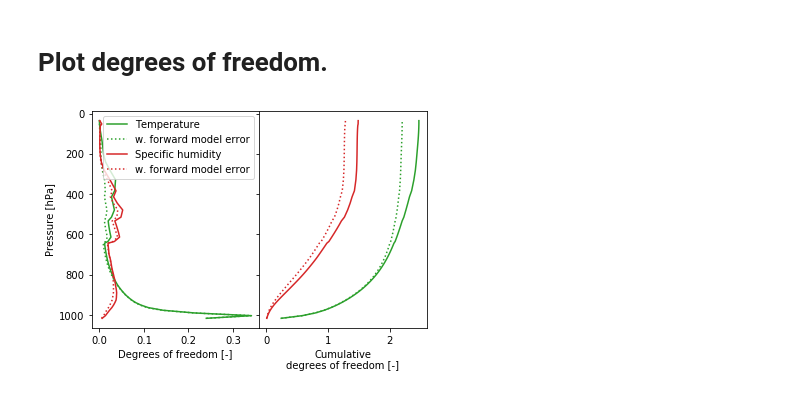
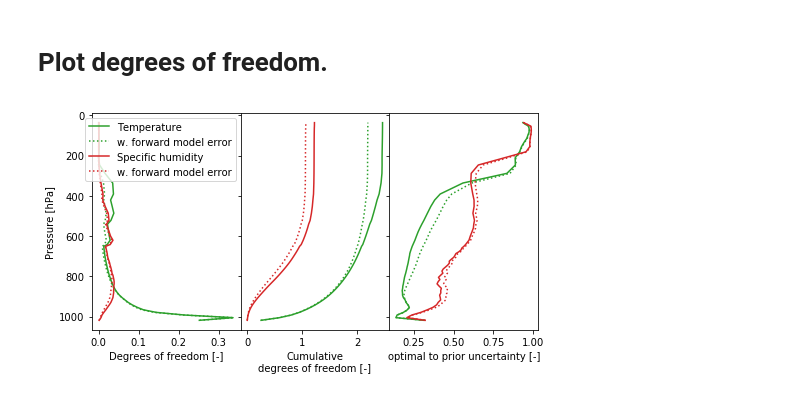
Before and after one commit to maahn/pyOptimalEstimation_examples, a Jupyter notebook: MWR_retrieval.ipynb, the cells around one changed output. Drawn from its saved outputs; the diff is of its cells as text; code cells hidden in the pictures.

```diff
--- a/MWR_retrieval.ipynb
+++ b/MWR_retrieval.ipynb
@@ -295,22 +379,21 @@ sns.heatmap(Syb, annot=True, linewidths=.5, ax=ax, fmt = 'g',
 # %%
 oe_b = pyOE.optimalEstimation(
     x_vars,
-    x_mean.sel(season='DJF').to_pandas(),
-    x_cov.sel(season='DJF').to_pandas(),
+    x_mean.sel(season=season).to_pandas(),
+    x_cov.sel(season=season).to_pandas(),
     y_vars,
     y_obs,
-    y_cov+Syb,
+    y_cor+Syb,
     forwardRT,
     x_truth=x_truth,
     forwardKwArgs=forwardKwArgs,
-    b_vars=b_vars,
-    b_p=b_param,
-    S_b=b_cov,
 )
 oe_b.doRetrieval()
-supporting_routines.plotMwrResults(oe_b, h=pressure/100, hlabel ='Pressure [hPa]', title='Forward operator uncertainty')
+supporting_routines.plotMwrResults(oe_b, h=pressure.sel(season=season)/100, hlabel ='Pressure [hPa]', title='Forward operator uncertainty')
 
 
-print('RMS', [np.sqrt(np.mean((a-b)**2)) for a,b in zip(supporting_routines.splitTQ(oe_b.x_op), supporting_routines.splitTQ(oe_b.x_truth))])
+print('RMS X', [np.sqrt(np.mean((a-b)**2)) for a,b in zip(supporting_routines.splitTQ(oe_b.x_op), supporting_routines.splitTQ(oe_b.x_truth))])
+print('RMS Y', np.sqrt(np.mean((oe_b.y_obs - oe_b.y_op)**2)) )
+
 print(oe_b.chiSquareTest()[0])
 # %% [output]
@@ -329,41 +413,44 @@ dtype: bool
 # %% [markdown]
 # Plot degrees of freedom.
 # %%
-fig, (ax1, ax2) = plt.subplots(ncols=2, sharey=True)
-
+fig, (ax1, ax2, ax3) = plt.subplots(ncols=3, sharey=True, figsize=(8,4))
 
 T, Q = [(x) for x in supporting_routines.splitTQ(oe_ref.dgf_x)]
 T_e,Q_e = [(x) for x in supporting_routines.splitTQ(oe_b.dgf_x)]
 
+ax1.plot(T, pressure.sel(season=season)/100, color='C2', label= 'Temperature')
+ax1.plot(T_e, pressure.sel(season=season)/100, color='C2', ls=':', label= 'w. forward model error')
 
-ax1.plot(T, pressure/100, color='C2', label= 'Temperature')
-ax1.plot(T_e, pressure/100, color='C2', ls=':', label= 'w. forward model error')
-
-
-ax1.plot(Q, pressure/100, color='C3', label= 'Specific humidity')
-ax1.plot(Q_e, pressure/100, color='C3', ls=':', label= 'w. forward model error')
-
+ax1.plot(Q, pressure.sel(season=season)/100, color='C3', label= 'Specific humidity')
+ax1.plot(Q_e, pressure.sel(season=season)/100, color='C3', ls=':', label= 'w. forward model error')
 
 T, Q = [np.cumsum(x) for x in supporting_routines.splitTQ(oe_ref.dgf_x)]
 T_e,Q_e = [np.cumsum(x) for x in supporting_routines.splitTQ(oe_b.dgf_x)]
 
-ax2.plot(T, pressure/100, color='C2', label= 'Temperature')
-ax2.plot(T_e, pressure/100, color='C2', ls=':', label= 'w. forward model error')
+ax2.plot(T, pressure.sel(season=season)/100, color='C2', label= 'Temperature')
+ax2.plot(T_e, pressure.sel(season=season)/100, color='C2', ls=':', label= 'w. forward model error')
+
+ax2.plot(Q, pressure.sel(season=season)/100, color='C3', label= 'Specific humidity')
+ax2.plot(Q_e, pressure.sel(season=season)/100, color='C3', ls=':', label= 'w. forward model error')
 
 
+T, Q = supporting_routines.splitTQ(oe_ref.x_op_err/oe_ref.x_a_err)
+T_e,Q_e = supporting_routines.splitTQ(oe_b.x_op_err/oe_b.x_a_err)
 
-ax2.plot(Q, pressure/100, color='C3', label= 'Specific humidity')
-ax2.plot(Q_e, pressure/100, color='C3', ls=':', label= 'w. forward model error')
+ax3.plot(T, pressure.sel(season=season)/100, color='C2', label= 'Temperature')
+ax3.plot(T_e, pressure.sel(season=season)/100, color='C2', ls=':', label= 'w. forward model error')
 
-
+ax3.plot(Q, pressure.sel(season=season)/100, color='C3', label= 'Specific humidity')
+ax3.plot(Q_e, pressure.sel(season=season)/100, color='C3', ls=':', label= 'w. forward model error')
 
 ax1.legend()
 ax2.set_xlabel('Cumulative\ndegrees of freedom [-]')
 ax1.set_xlabel('Degrees of freedom [-]')
+ax3.set_xlabel('optimal to prior uncertainty [-]')
 
 ax1.set_ylabel('Pressure [hPa]')
 ax1.invert_yaxis()
 
 fig.subplots_adjust(wspace=0)
 # %% [output]
-[figure, old version]
+[figure, new version]
```
Also changed, not shown: parts of 38 cells of this notebook, 2 other files.
